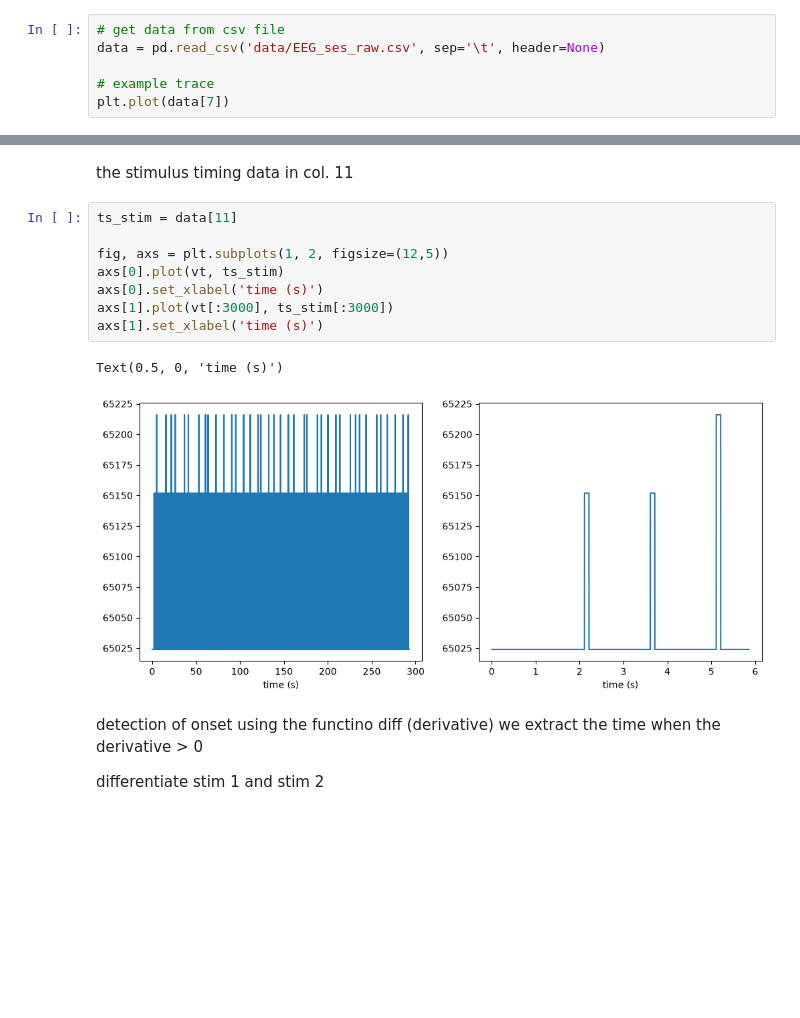
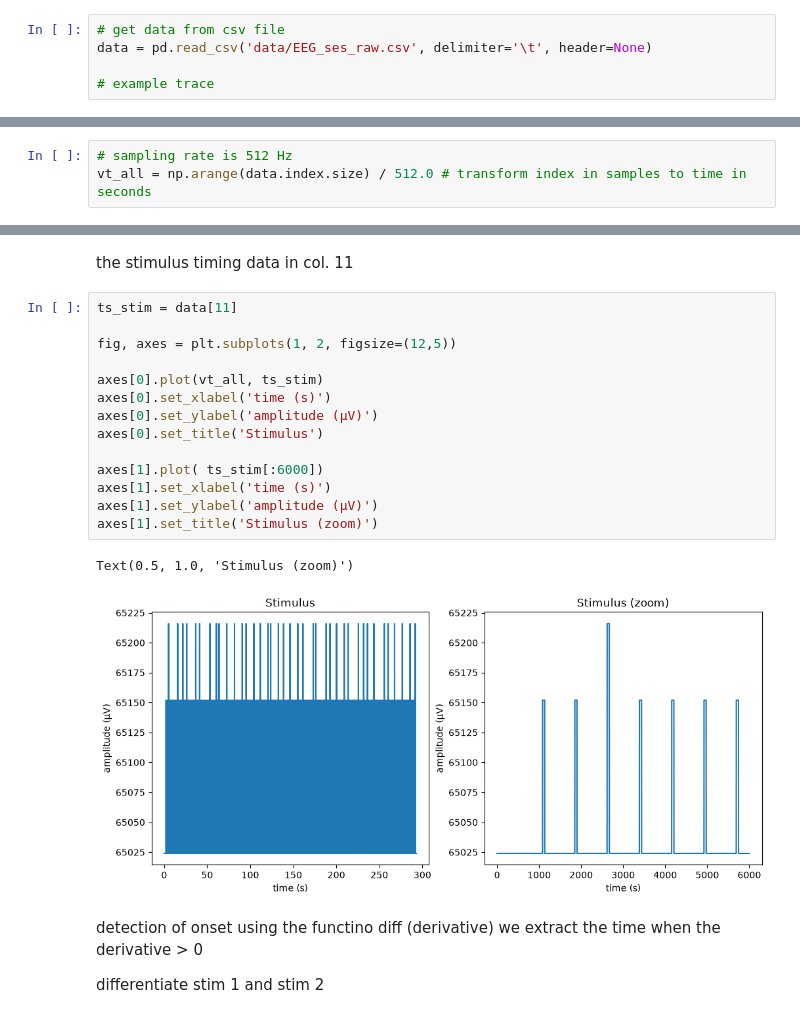
Before and after one commit to nicolascatz/M1_EEG_Project, a Jupyter notebook: scripts/DA1_TD1_Garrido_from_process_to_analysis_students.ipynb, the cells around one changed output, grey strips where cells are left out. Saved outputs shown, nothing was run; the diff lists cells and outputs as text; blank space fills up the shorter version.

```diff
--- a/scripts/DA1_TD1_Garrido_from_process_to_analysis_students.ipynb
+++ b/scripts/DA1_TD1_Garrido_from_process_to_analysis_students.ipynb
@@ -25,7 +26,6 @@ if os.getcwd().endswith('scripts'):
 d:\DATA\Projets\M1_EEG_Project
 # %%
 # get data from csv file
-data = pd.read_csv('data/EEG_ses_raw.csv', sep='\t', header=None)
+data = pd.read_csv('data/EEG_ses_raw.csv', delimiter='\t', header=None)
 
 # example trace
-plt.plot(data[7])
@@ -35,3 +32,6 @@ plt.plot(data[7])
+# %%
+# sampling rate is 512 Hz
+vt_all = np.arange(data.index.size) / 512.0 # transform index in samples to time in seconds
 # %%
 from scipy.signal import iirnotch, filtfilt, butter
 
@@ -65,14 +64,20 @@ the stimulus timing data in col. 11
 # %%
 ts_stim = data[11]
 
-fig, axs = plt.subplots(1, 2, figsize=(12,5))
-axs[0].plot(vt, ts_stim)
-axs[0].set_xlabel('time (s)')
-axs[1].plot(vt[:3000], ts_stim[:3000])
-axs[1].set_xlabel('time (s)')
+fig, axes = plt.subplots(1, 2, figsize=(12,5))
+
+axes[0].plot(vt_all, ts_stim)
+axes[0].set_xlabel('time (s)')
+axes[0].set_ylabel('amplitude (µV)')
+axes[0].set_title('Stimulus')
+
+axes[1].plot( ts_stim[:6000])
+axes[1].set_xlabel('time (s)')
+axes[1].set_ylabel('amplitude (µV)')
+axes[1].set_title('Stimulus (zoom)')
 # %% [output]
-Text(0.5, 0, 'time (s)')
+Text(0.5, 1.0, 'Stimulus (zoom)')
-[figure, old version]
+[figure, new version]
 # %% [markdown]
 detection of onset using the functino diff (derivative)
 we extract the time when the derivative > 0
```
Also changed, not shown: parts of 19 cells of this notebook, 1 other file.
